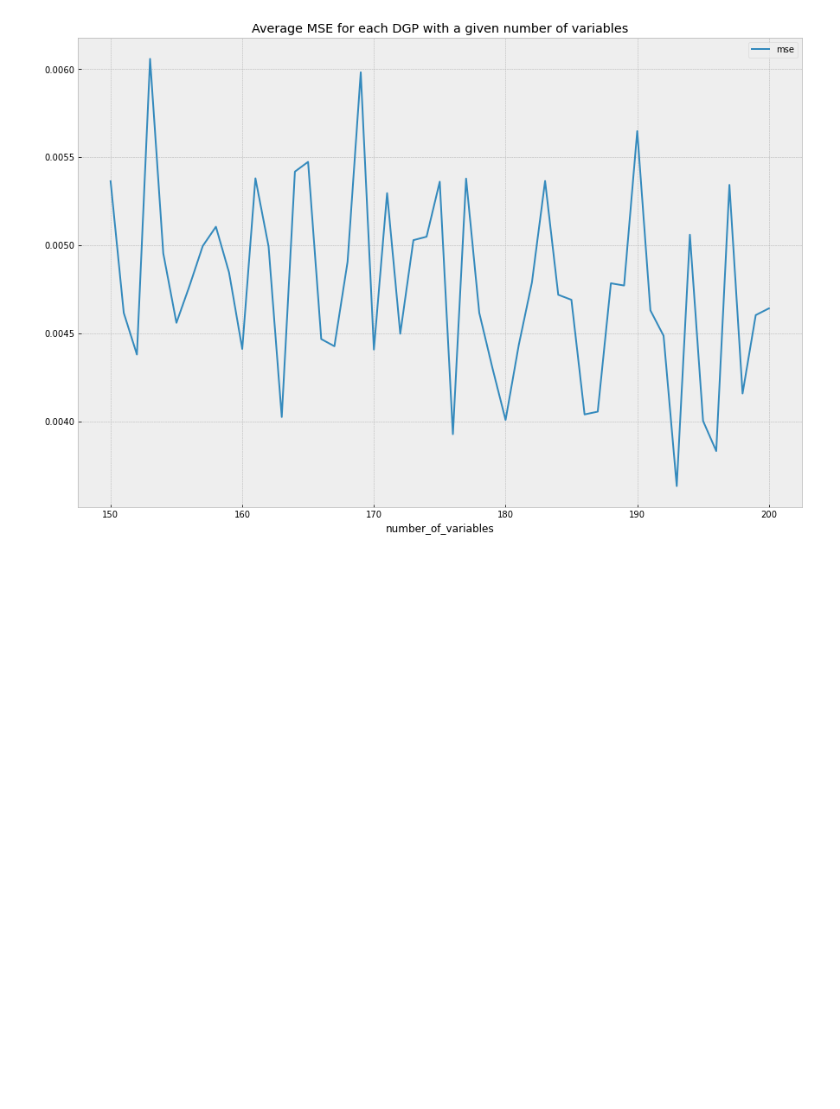
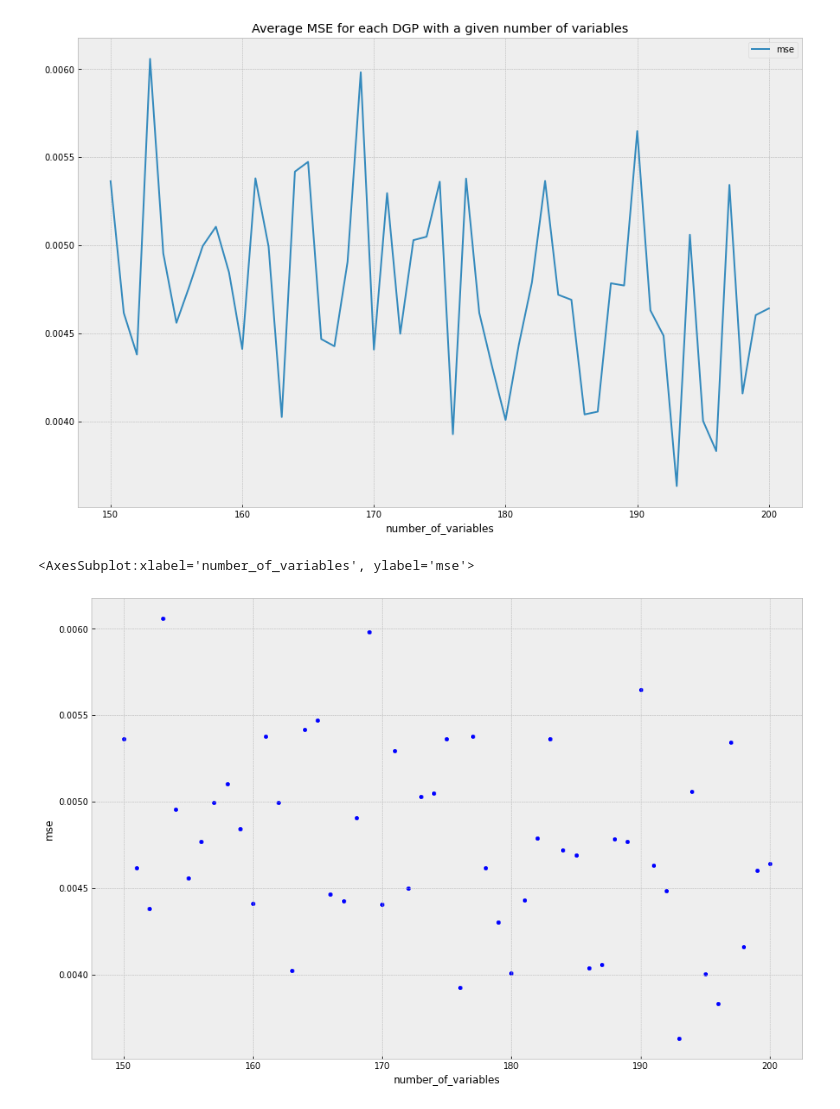
Before and after one commit to dcuoliveira/NN-VAR-Cov-Pred, a Jupyter notebook: src/results_report.ipynb, the cells around one changed output. Drawn from its saved outputs; the diff is of its cells as text; code cells hidden in the pictures; blank space fills up the shorter version.

Commit message:
add scatter plot

```diff
--- a/src/results_report.ipynb
+++ b/src/results_report.ipynb
@@ -180,3 +180,8 @@ ffnn_achitectures_df[["number_of_variables", "mse"]].groupby("number_of_variable
 # %% [output]
 <AxesSubplot:title={'center':'Average MSE for each DGP with a given number of variables'}, xlabel='number_of_variables'>
 [figure]
+# %%
+ffnn_achitectures_df[["number_of_variables", "mse"]].groupby("number_of_variables").mean().reset_index().plot.scatter(y="mse", x="number_of_variables")
+# %% [output]
+<AxesSubplot:xlabel='number_of_variables', ylabel='mse'>
+[figure, added]
```
